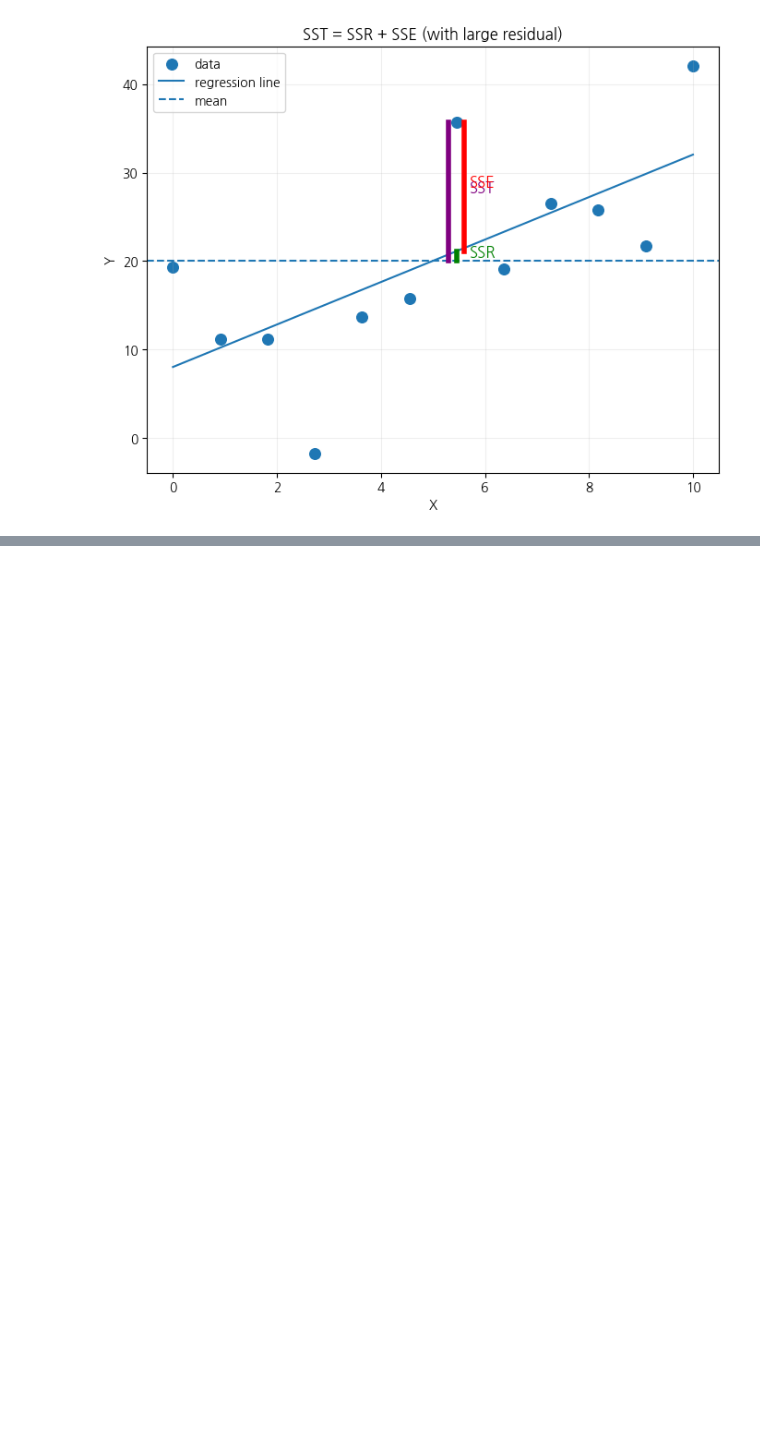
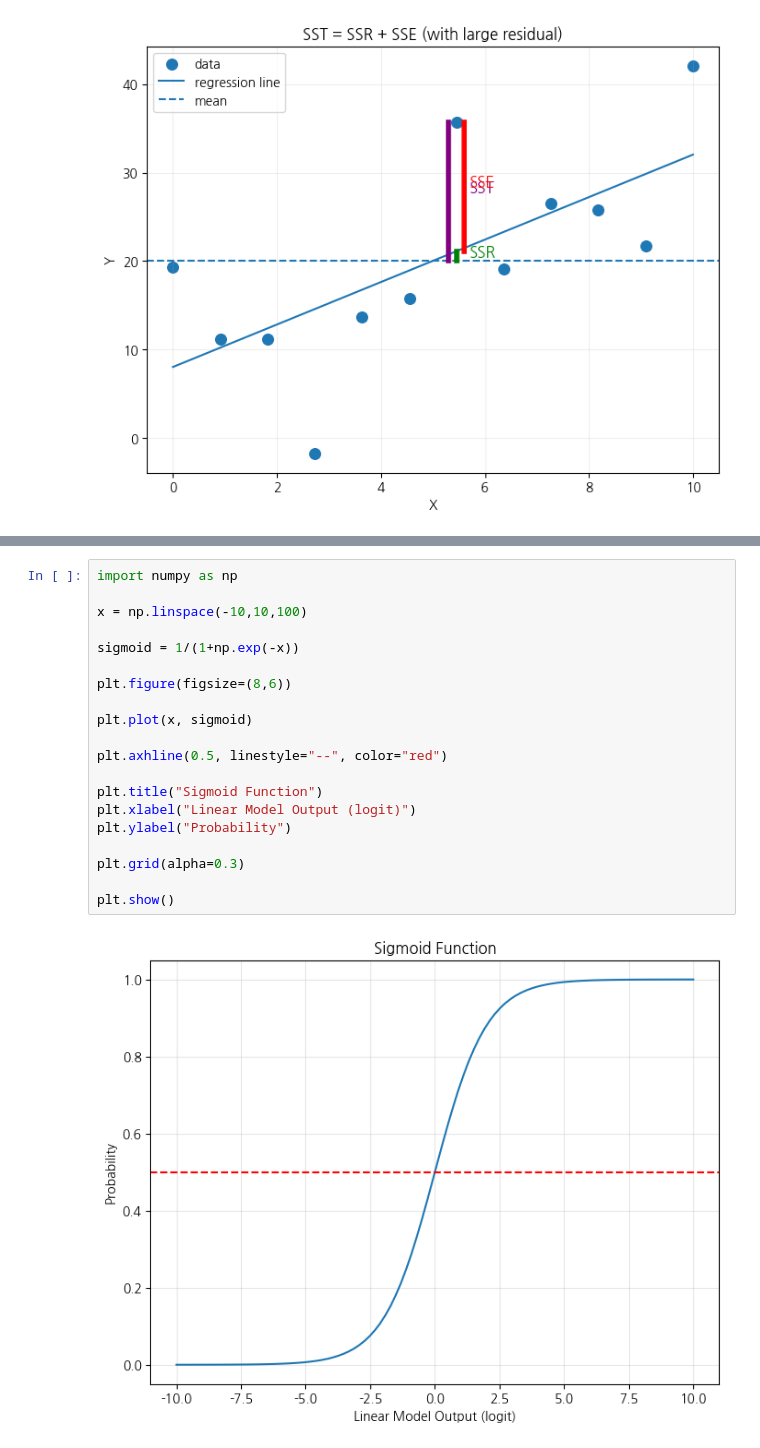
Before and after one commit to haram4th/fintech4, a Jupyter notebook: 06Machine_Learning_Deep_Learning/16_지도학습_회귀분석2_고객별연간지출액예측.ipynb, the cells around one changed output, grey strips where cells are left out. Cells and saved outputs as stored; diff of their text form; blank space fills up the shorter version.

```diff
--- a/06Machine_Learning_Deep_Learning/16_지도학습_회귀분석2_고객별연간지출액예측.ipynb
+++ b/06Machine_Learning_Deep_Learning/16_지도학습_회귀분석2_고객별연간지출액예측.ipynb
@@ -702,0 +884,22 @@ plt.show()
+# %%
+import numpy as np
+
+x = np.linspace(-10,10,100)
+
+sigmoid = 1/(1+np.exp(-x))
+
+plt.figure(figsize=(8,6))
+
+plt.plot(x, sigmoid)
+
+plt.axhline(0.5, linestyle="--", color="red")
+
+plt.title("Sigmoid Function")
+plt.xlabel("Linear Model Output (logit)")
+plt.ylabel("Probability")
+
+plt.grid(alpha=0.3)
+
+plt.show()
+# %% [output]
+[figure, added]
```
Also changed, not shown: parts of 25 cells of this notebook, 3 other files.
